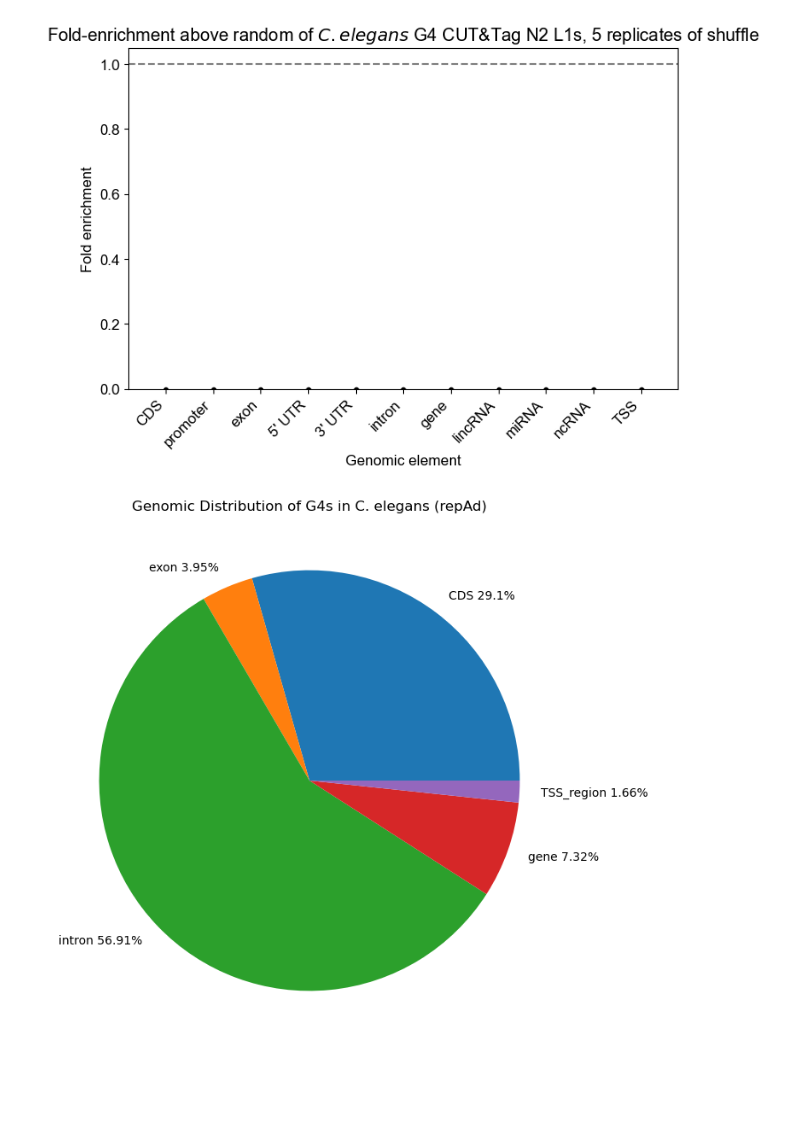
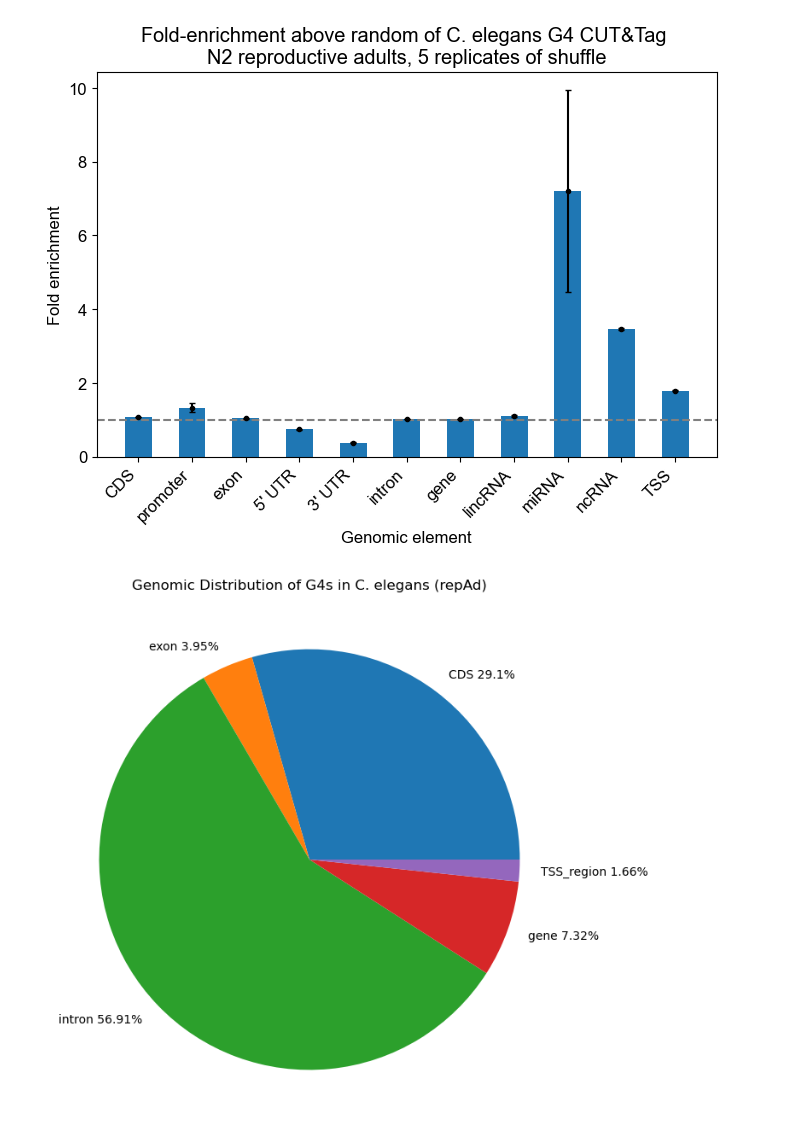
Before and after one commit to ellachee4/daylab, a Jupyter notebook: c-elegans-visual.ipynb, the cells around one changed output. Cells and saved outputs as stored; diff of their text form; code cells hidden in the pictures; blank space fills up the shorter version.

Commit message:
update fold-enrichment figures

```diff
--- a/c-elegans-visual.ipynb
+++ b/c-elegans-visual.ipynb
@@ -29,6 +29,13 @@ def construct_genomic_df(peaks):
                     'c-elegans-11-three_prime_UTR.bed', 'c-elegans-11-intron.bed',
                     'c-elegans-11-gene.bed', 'c-elegans-11-lincRNA.bed', 'c-elegans-11-miRNA.bed',
                     'c-elegans-11-ncRNA.bed', 'c-elegans-11-TSS_region.bed']
+
+    ''' FOR MARSICO
+    genomic_elements = ['c-elegans-cds.bed','c-elegans-exon.bed','c-elegans-five-prime-utr.bed',
+                        'c-elegans-genes.bed', 'c-elegans-intron.bed','c-elegans-mrna.bed','c-elegans-ncrna.bed',
+                        'c-elegans-promoter-saito.bed', 'c-elegans-three-prime-utr.bed','c-elegans-tss-saito.bed']'''
+
+
     genomic_elements = [f'ce-11-beds/{name}' for name in genomic_elements]
 
     genomic_df = pd.DataFrame(genomic_elements, columns=['genomic element'])
@@ -56,38 +63,40 @@ def calc_stats(df, num):
 
 def make_fig(df):
     df['genomic element'] = ['CDS', 'promoter', 'exon', '5\' UTR', '3\' UTR', 'intron', 'gene', 'lincRNA', 'miRNA', 'ncRNA', 'TSS']
+    # FOR MARSICO
+    # df['genomic element'] = ['CDS', 'exon', '5\' UTR', 'gene', 'intron', 'mRNA', 'ncRNA', 'promoter', '3\' UTR', 'TSS']
 
     x = df['genomic element']
     y = df['fe_mean']
 
     fig, ax = plt.subplots(figsize=(8, 5))
     ax.bar(x, y, width=0.5)
-    ax.set(title=r'Fold-enrichment above random of $\it{C. elegans}$ G4 CUT&Tag N2 L1s, 5 replicates of shuffle', xlabel='Genomic element', ylabel='Fold enrichment')
+    ax.set(title='Fold-enrichment above random of C. elegans G4 CUT&Tag \nN2 reproductive adults, 5 replicates of shuffle', xlabel='Genomic element', ylabel='Fold enrichment')
     plt.xticks(rotation=45, ha='right')
     plt.axhline(y = 1, color = 'gray', linestyle = 'dashed')
     plt.rcParams["font.family"] = "sans-serif"
     plt.rcParams["font.sans-serif"] = ["Arial"]
     plt.rcParams.update({'font.size': 12})
     ax.errorbar(x, y, yerr=df['se'], fmt='.', color="black", capsize=2)
-    #plt.savefig('ce11-figs/ce11-fe-figs2/celegans_fe_L1(5).svg', bbox_inches='tight')
+    plt.savefig('ce11-figs/ce11-fe-figs2/celegans_fe_repAd(5).svg', bbox_inches='tight')
 
 def main():
-    p = peaks2bed('marsico-minus-celegans.bed')
+    p = peaks2bed('BG4_repAd_HQ.bed')
     df = construct_genomic_df(p)
 
     num_shuffles = 5
     gf = 'ce11.genome'
     run_shuffle_intersects(df, num_shuffles, p, gf)
     calc_stats(df, 5)
     # save to csv file
-    #df.to_csv('ce11-intersects-marsico/ce11-L1-intersects.csv')
+    df.to_csv('ce11-intersects2/ce11-repAd-intersects.csv')
 
     make_fig(df)
 
 
 main()
 # %% [output]
-[figure, old version]
+[figure, new version]
 # %%
 '''
 def make_pie(df):
```
